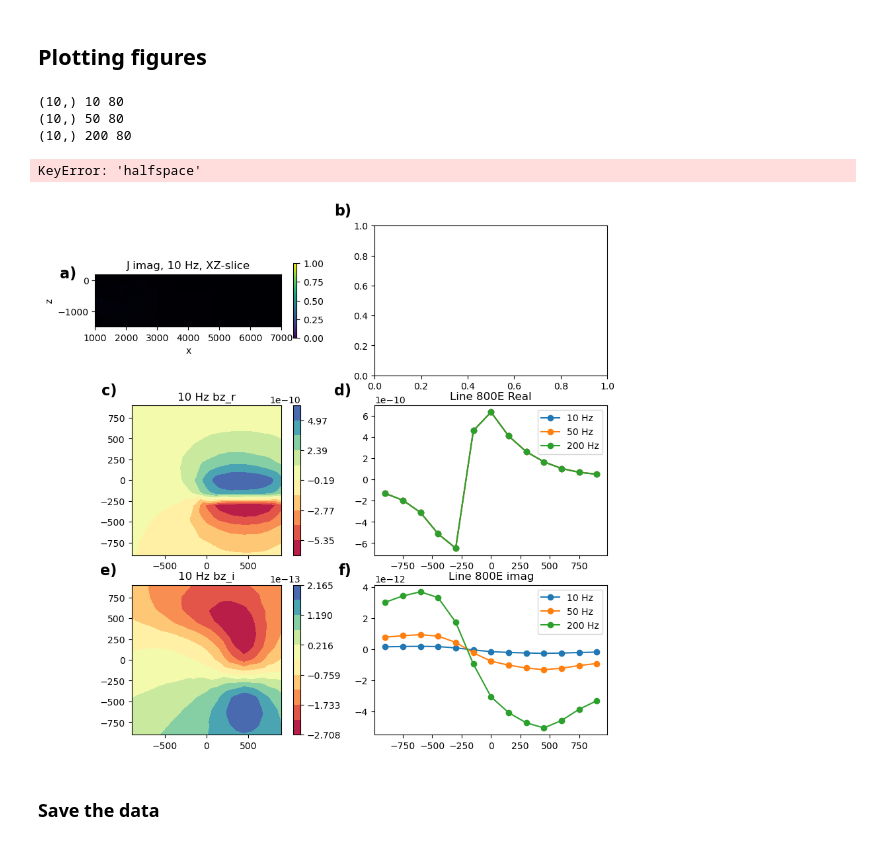
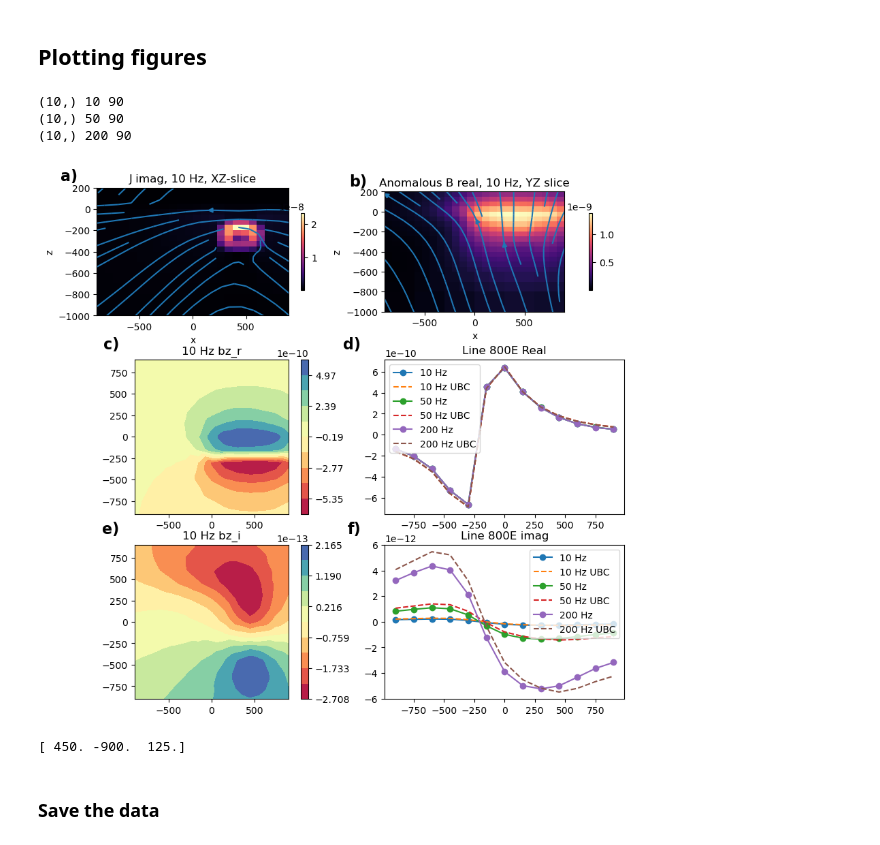
Before and after one commit to simpeg-research/heagy-et-al-2023-aem, a Jupyter notebook: fdem/csem-forward-model-notebook.ipynb, the cells around one changed output. Saved outputs shown, nothing was run; the diff lists cells and outputs as text; code cells hidden in the pictures.

```diff
--- a/fdem/csem-forward-model-notebook.ipynb
+++ b/fdem/csem-forward-model-notebook.ipynb
@@ -377,7 +405,8 @@ print(mkvc(stdnew)[:3], stdnew.flatten('F').shape)
 ## Plotting figures
 # %%
 from matplotlib.colors import LogNorm, Normalize
-# fields['halfspace'] = sim.fields(np.log(sigBG[active]))
+from tree_plot import streamplot_tree
+
 # ---------------------------------------------------------------------------------------------------------------------------
 
 # plot the profile subplots
@@ -390,12 +419,14 @@ data_dict = fwd_data
 
 # lets plot some plots
 fig, ax = plt.subplots(3, 2, figsize=(10, 10))
-idx = 8
+idx = 9
 
 for key in profile_data.keys():
     print(profile_data[key]['real'][0][(10*idx):(10*idx + 10)].shape, key, 10*idx)
     ax[1, 1].plot(np.arange(-900, 1000, 150), profile_data[key]['real'][0][(13*idx):(13*idx + 13)], 'o-', label=f"{key} Hz")
+    ax[1, 1].plot(np.arange(-900, 1000, 150), mu_0 * ubc_profile_data[key]['real'][0][(13*idx):(13*idx + 13)], '--', label=f"{key} Hz UBC")
     ax[2, 1].plot(np.arange(-900, 1000, 150), profile_data[key]['imag'][0][(13*idx):(13*idx + 13)], 'o-', label=f"{key} Hz")
+    ax[2, 1].plot(np.arange(-900, 1000, 150), mu_0 * ubc_profile_data[key]['imag'][0][(13*idx):(13*idx + 13)], '--', label=f"{key} Hz UBC")
 
 ax[1, 1].legend()
 ax[1, 1].text(-0.1, 1.15, 'd)', transform=ax[1, 1].transAxes,
@@ -441,53 +472,53 @@ ax[0, 1].text(-0.1, 1.15, 'b)', transform=ax[0, 1].transAxes,
 
 frequencies = [10, 50, 200]
 
-xlim = np.r_[1000, 7000]
-ylim = np.r_[-1500, 200]
+xlim = np.r_[-900, 900]
+ylim = np.r_[-1000, 200]
 
 key = "L_block"
 src_ind = 0
 
-out = mesh.plot_slice(
-    fields[key][source_list[src_ind], "j"][:, 0].imag, "E", view="vec", normal="Y", ax=ax[0, 0],
+out = streamplot_tree(
+    mesh, fields[key][source_list[src_ind], "j"][:, 0].imag, normal="Y", ax=ax[0, 0],
     pcolor_opts={"cmap": 'magma'},
-    stream_threshold=10,
+    streamplot_opts={'density':5}
 )
-plt.colorbar(out[1], ax=ax[0, 0], shrink=0.5)
+plt.colorbar(out[0], ax=ax[0, 0], shrink=0.5)
 ax[0, 0].set_xlim(xlim)
 ax[0, 0].set_ylim(ylim)
 ax[0, 0].set_title(f"J imag, {frequencies[src_ind]} Hz, XZ-slice")
 ax[0, 0].set_aspect(1)
 
 
 key = "L_block"
 src_ind = 0
 subtract = "halfspace"
 
 plotme = fields[key][source_list[src_ind], "b"][:, 0].real
 if subtract is not None:
     plotme = plotme - fields[subtract][source_list[src_ind], "b"][:, 0].real
 
-out = mesh.plot_slice(
-    plotme, "F", view="vec", normal="X", ax=ax[0, 1],
-    range_x=xlim, range_y=ylim, pcolor_opts={"cmap": 'magma'}, #LogNorm(vmin=3e-11, vmax=1e-7)},
-    stream_threshold=10,
-    cmap='jet'
+out = streamplot_tree(
+    mesh,
+    plotme, normal="Y", ax=ax[0, 1],
+    pcolor_opts={"cmap": 'magma'}, #LogNorm(vmin=3e-11, vmax=1e-7)},
+    streamplot_opts={'density':5}
 )
-plt.colorbar(out[1], ax=ax[0, 1], shrink=0.5, pad=0.1)
+plt.colorbar(out[0], ax=ax[0, 1], shrink=0.5, pad=0.1)
 ax[0, 1].set_xlim(xlim)
 ax[0, 1].set_ylim(ylim)
 ax[0, 1].set_title(f"Anomalous B real, {frequencies[src_ind]} Hz, YZ slice")
 ax[0, 1].set_aspect(1)
 
 plt.show()
 # ax[2].set_xlabel("x (m)")
-print(receivers[10*idx, :])
+print(receivers[13*idx, :])
 # %% [output]
-(10,) 10 80
-(10,) 50 80
-(10,) 200 80
+(10,) 10 90
+(10,) 50 90
+(10,) 200 90
+[figure, new version]
-KeyError: 'halfspace'
+[ 450. -900.  125.]
-[figure, old version]
 # %% [markdown]
 ### Save the data
 # %%
```
Also changed, not shown: parts of 6 cells of this notebook, 2 other files.
